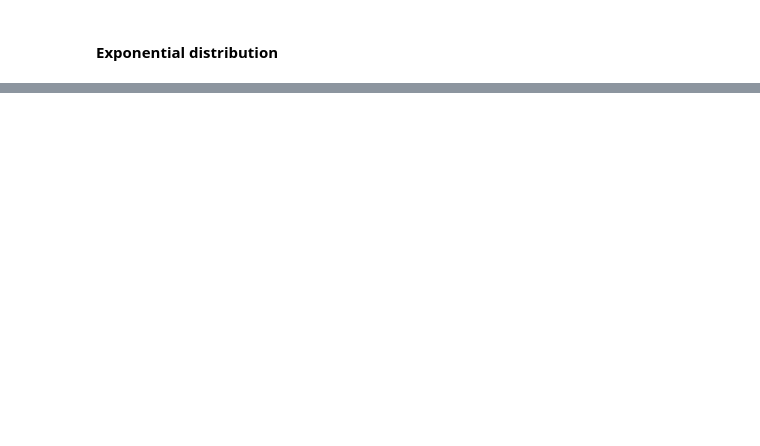
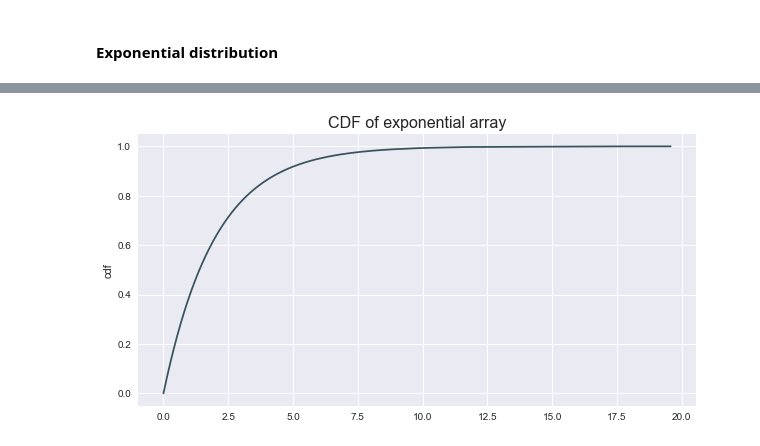
Before and after one commit to dorotamierzwa/Data-analysis-projects, a Jupyter notebook: Statistics/Think stats based exercises.ipynb, the cells around one changed output, grey strips where cells are left out. Drawn from its saved outputs; the diff is of its cells as text; code cells hidden in the pictures; blank space fills up the shorter version.

```diff
--- a/Statistics/Think stats based exercises.ipynb
+++ b/Statistics/Think stats based exercises.ipynb
@@ -439,0 +416,11 @@ df_ufo['diffs'] = df_ufo['diffs'].astype('timedelta64[s]')
+# %%
+# second attempt, genereted with numpy.random and scale argument
+x2 = np.sort(np.random.exponential(scale=2, size=1000))
+cdf = 1 - np.exp(-0.5 * x2)
+# %%
+fig, ax = plt.subplots(figsize=(10,5))
+ax.set_ylabel('cdf')
+plt.title('CDF of exponential array', fontsize=16)
+plt.plot(x2, cdf);
+# %% [output]
+[figure, added]
```
Also changed, not shown: parts of 32 cells of this notebook.
